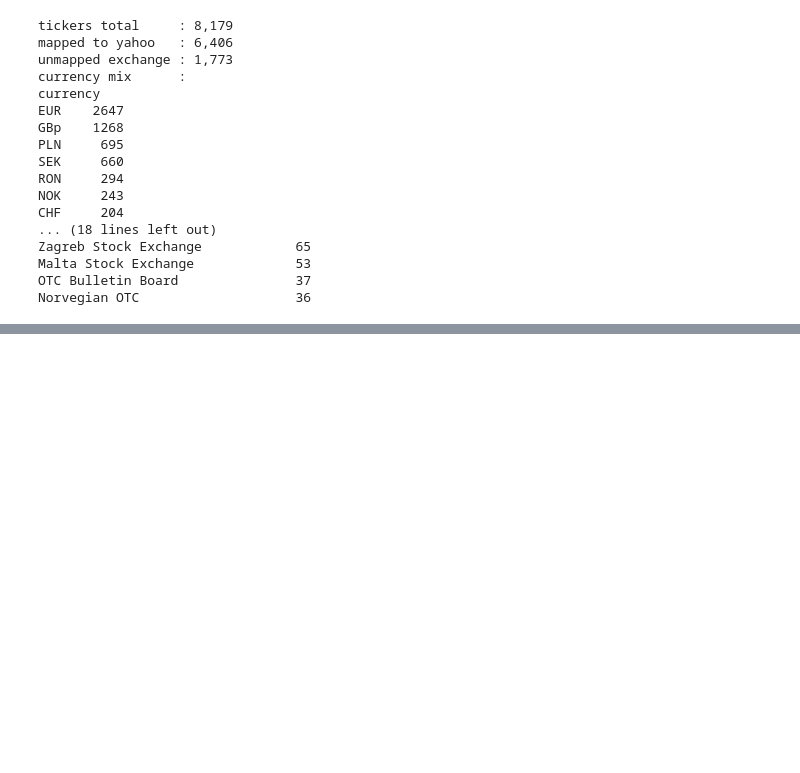
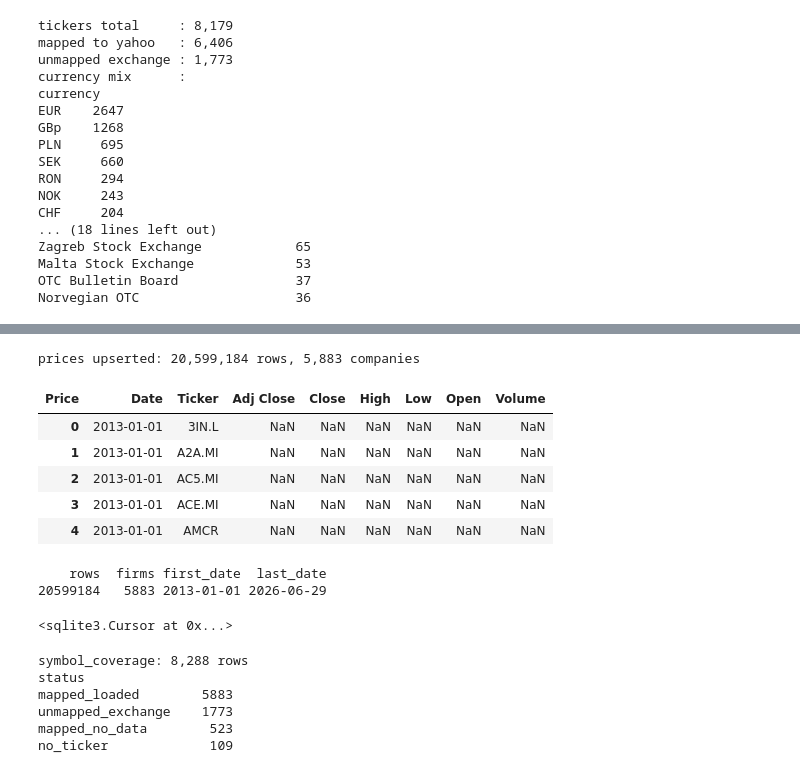
Before and after one commit to salinela/carbon-portfolio-project-v2, a Jupyter notebook: notebooks/03_market_data_pull.ipynb, the cells around one changed output, grey strips where cells are left out. Cells and saved outputs as stored; diff of their text form; code cells hidden in the pictures; blank space fills up the shorter version.

```diff
--- a/notebooks/03_market_data_pull.ipynb
+++ b/notebooks/03_market_data_pull.ipynb
@@ -129,9 +79,9 @@ prices upserted: 155,520 rows, 48 companies
 # %% Section 2 — price backfill (auto_adjust=False -> raw prices)
 filtered_df, too_short, never_seen = batch_download_strict_min_points(
     tickers    = ok['yahoo_symbol'].tolist(),
-    start      = "2013-01-01", end = "2025-06-30",
+    start      = "2013-01-01", end = "2026-06-30",
     auto_adjust= False,
     batch_size = 50, pause = 20, min_count = 6,
-    output_csv = "data/raw/prices_backfill.csv",
-    no_data_csv= "data/raw/prices_missing.csv",
+    output_csv = "prices_backfill.csv",
+    no_data_csv= "prices_missing.csv",
 )
@@ -140,3 +171,46 @@ filtered_df, too_short, never_seen = batch_download_strict_min_points(
 symbol_to_id  = dict(zip(ok['yahoo_symbol'], ok['company_id']))
 symbol_to_ccy = dict(zip(ok['yahoo_symbol'], ok['currency']))
 load_prices(con, filtered_df, symbol_to_id, symbol_to_ccy)
+# %% [output]
+prices upserted: 20,599,184 rows, 5,883 companies
+# %%
+filtered_df.head()
+# %% [output]
+| Price | Date | Ticker | Adj Close | Close | High | Low | Open | Volume |
+| 0 | 2013-01-01 | 3IN.L | NaN | NaN | NaN | NaN | NaN | NaN |
+| 1 | 2013-01-01 | A2A.MI | NaN | NaN | NaN | NaN | NaN | NaN |
+| 2 | 2013-01-01 | AC5.MI | NaN | NaN | NaN | NaN | NaN | NaN |
+| 3 | 2013-01-01 | ACE.MI | NaN | NaN | NaN | NaN | NaN | NaN |
+| 4 | 2013-01-01 | AMCR | NaN | NaN | NaN | NaN | NaN | NaN |
+# %%
+print(pd.read_sql("""
+    SELECT COUNT(*) rows,
+           COUNT(DISTINCT company_id) firms,
+           MIN(date) first_date, MAX(date) last_date
+    FROM prices
+""", con).to_string(index=False))
+# %% [output]
+    rows  firms first_date  last_date
+20599184   5883 2013-01-01 2026-06-29
+# %%
+# Create a new table to indicate which companies are mapped
+# %% create symbol_coverage (standalone — does NOT touch prices)
+con.executescript("""
+CREATE TABLE IF NOT EXISTS symbol_coverage (
+    company_id   TEXT PRIMARY KEY,
+    ticker       TEXT, exchange TEXT, yahoo_symbol TEXT, currency TEXT,
+    status       TEXT, universe TEXT,
+    FOREIGN KEY (company_id) REFERENCES master_company_list(company_id)
+);
+""")
+# %% [output]
+<sqlite3.Cursor at 0x...>
+# %%
+cov = build_symbol_coverage(con, ok, unmapped)
+# %% [output]
+symbol_coverage: 8,288 rows
+status
+mapped_loaded        5883
+unmapped_exchange    1773
+mapped_no_data        523
+no_ticker             109
```
Also changed, not shown: parts of 15 cells of this notebook.
